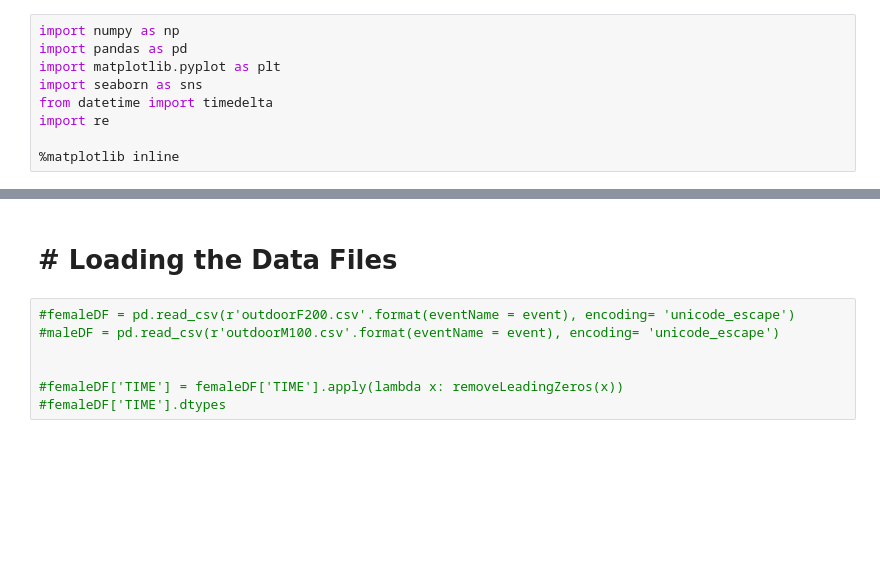
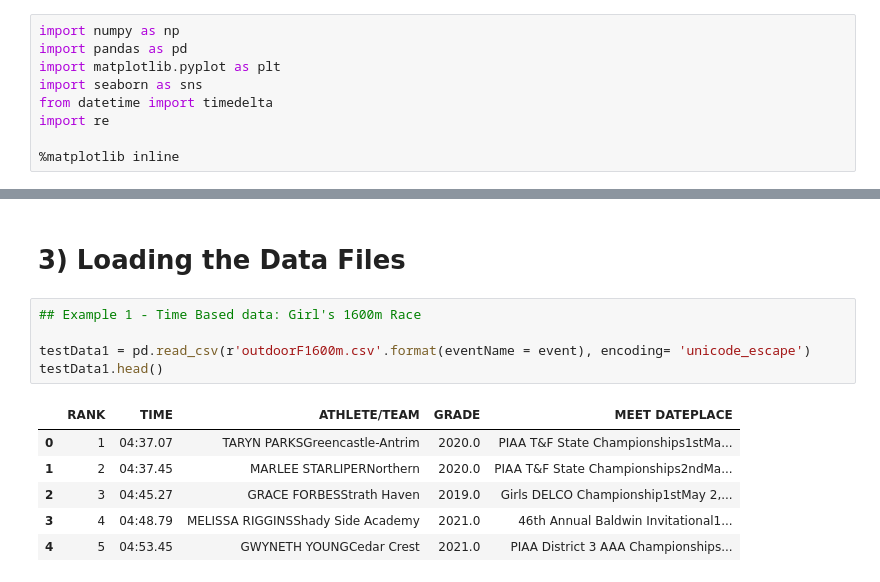
Before and after one commit to cacalc/Track-Times-Python-Code, a Jupyter notebook: TrackTimes.ipynb, the cells around one changed output, grey strips where cells are left out. Saved outputs shown, nothing was run; the diff lists cells and outputs as text; blank space fills up the shorter version.

```diff
--- a/TrackTimes.ipynb
+++ b/TrackTimes.ipynb
@@ -51,9 +84,14 @@ def feetConversion(x):
 # %% [markdown]
-# # Loading the Data Files
+# 3) Loading the Data Files
-# %%
-#femaleDF = pd.read_csv(r'outdoorF200.csv'.format(eventName = event), encoding= 'unicode_escape')
-#maleDF = pd.read_csv(r'outdoorM100.csv'.format(eventName = event), encoding= 'unicode_escape')
-
-
-#femaleDF['TIME'] = femaleDF['TIME'].apply(lambda x: removeLeadingZeros(x))
-#femaleDF['TIME'].dtypes
+# %%
+## Example 1 - Time Based data: Girl's 1600m Race
+
+testData1 = pd.read_csv(r'outdoorF1600m.csv'.format(eventName = event), encoding= 'unicode_escape')
+testData1.head()
+# %% [output]
+|  | RANK | TIME | ATHLETE/TEAM | GRADE | MEET DATEPLACE |
+| 0 | 1 | 04:37.07 | TARYN PARKSGreencastle-Antrim | 2020.0 | PIAA T&F State Championships1stMa... |
+| 1 | 2 | 04:37.45 | MARLEE STARLIPERNorthern | 2020.0 | PIAA T&F State Championships2ndMa... |
+| 2 | 3 | 04:45.27 | GRACE FORBESStrath Haven | 2019.0 | Girls DELCO Championship1stMay 2,... |
+| 3 | 4 | 04:48.79 | MELISSA RIGGINSShady Side Academy | 2021.0 | 46th Annual Baldwin Invitational1... |
+| 4 | 5 | 04:53.45 | GWYNETH YOUNGCedar Crest | 2021.0 | PIAA District 3 AAA Championships... |
```
Also changed, not shown: parts of 14 cells of this notebook.
